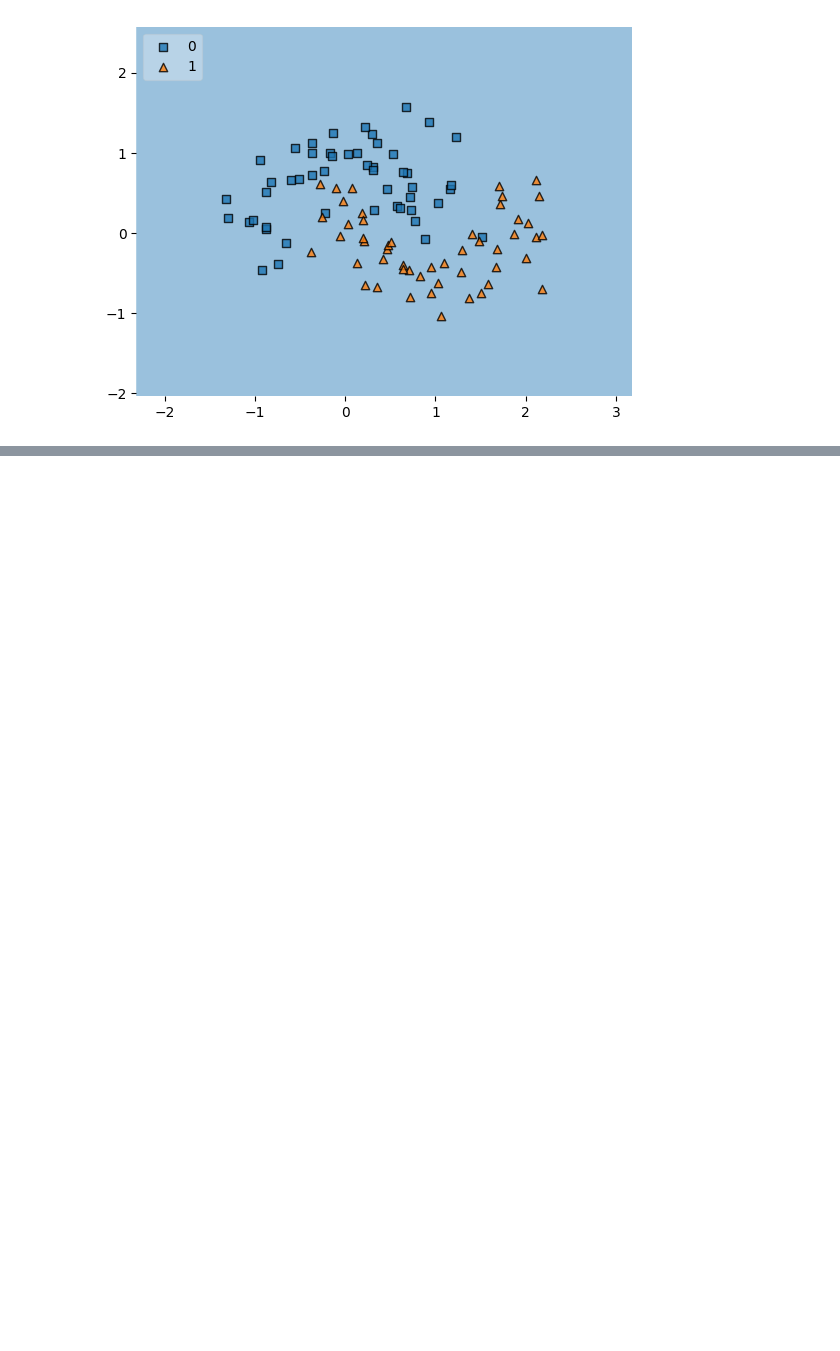
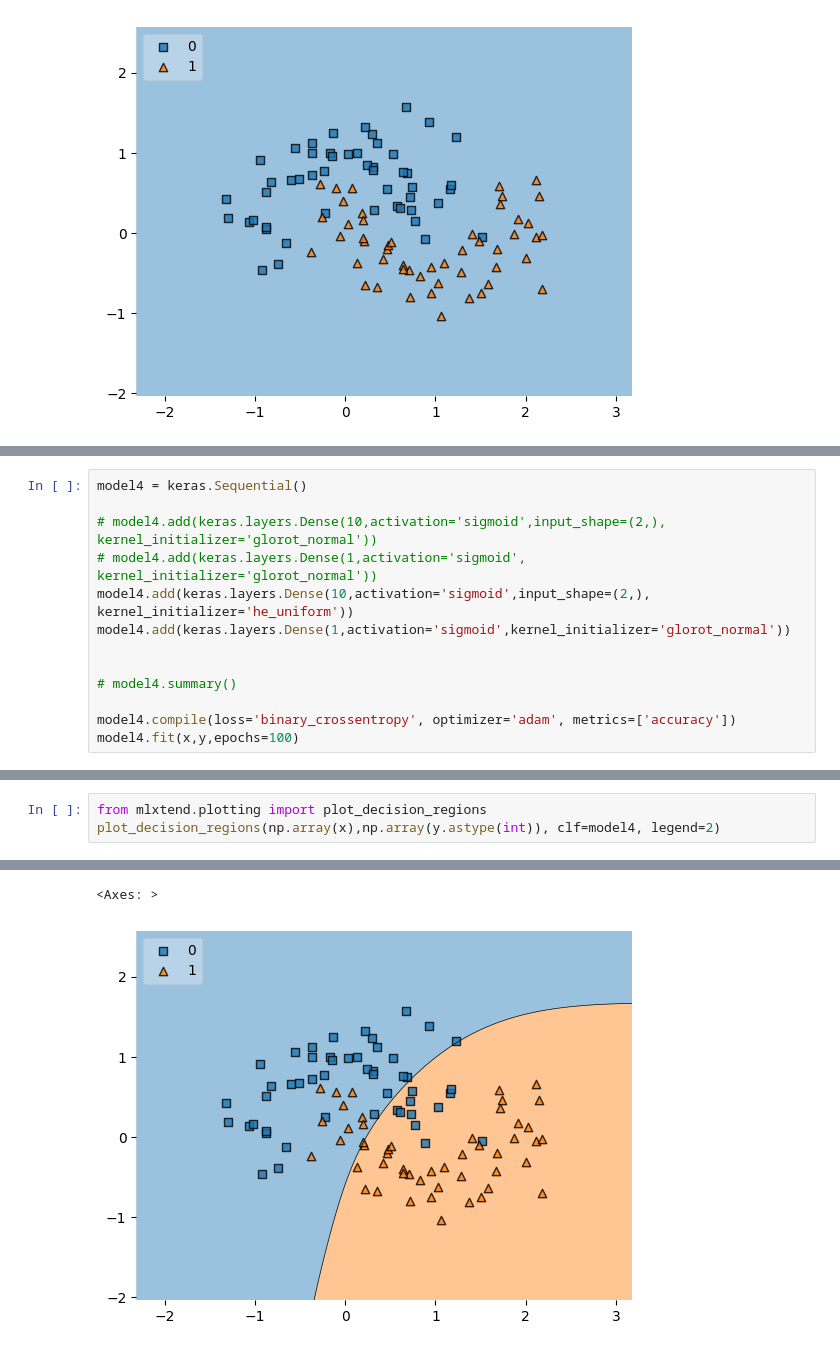
Before and after one commit to nomanmazharr/deeplearning, a Jupyter notebook: Weight_Initialization.ipynb, the cells around one changed output, grey strips where cells are left out. Drawn from its saved outputs; the diff is of its cells as text; blank space fills up the shorter version.

```diff
--- a/Weight_Initialization.ipynb
+++ b/Weight_Initialization.ipynb
@@ -302,0 +349,13 @@ plot_decision_regions(np.array(x),np.array(y.astype(int)), clf=model, legend=2)
+# %%
+model4 = keras.Sequential()
+
+# model4.add(keras.layers.Dense(10,activation='sigmoid',input_shape=(2,), kernel_initializer='glorot_normal'))
+# model4.add(keras.layers.Dense(1,activation='sigmoid', kernel_initializer='glorot_normal'))
+model4.add(keras.layers.Dense(10,activation='sigmoid',input_shape=(2,), kernel_initializer='he_uniform'))
+model4.add(keras.layers.Dense(1,activation='sigmoid',kernel_initializer='glorot_normal'))
+
+
+# model4.summary()
+
+model4.compile(loss='binary_crossentropy', optimizer='adam', metrics=['accuracy'])
+model4.fit(x,y,epochs=100)
@@ -302,0 +382,4 @@ plot_decision_regions(np.array(x),np.array(y.astype(int)), clf=model, legend=2)
+# %%
+from mlxtend.plotting import plot_decision_regions
+plot_decision_regions(np.array(x),np.array(y.astype(int)), clf=model4, legend=2)
+# %% [output]
@@ -302,0 +387,2 @@ plot_decision_regions(np.array(x),np.array(y.astype(int)), clf=model, legend=2)
+<Axes: >
+[figure, added]
```
Also changed, not shown: parts of 7 cells of this notebook.
